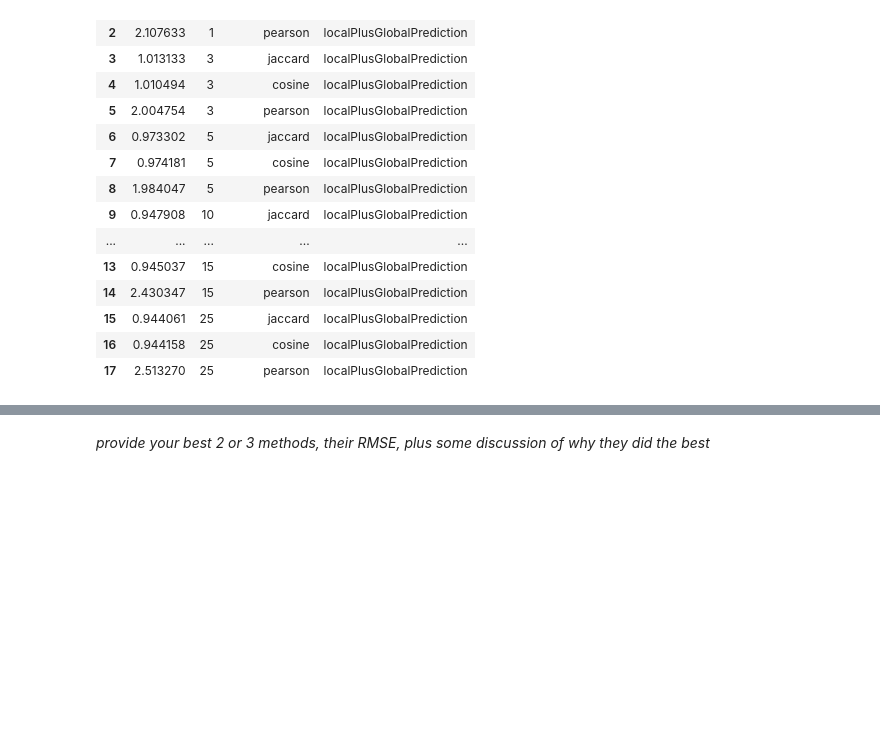
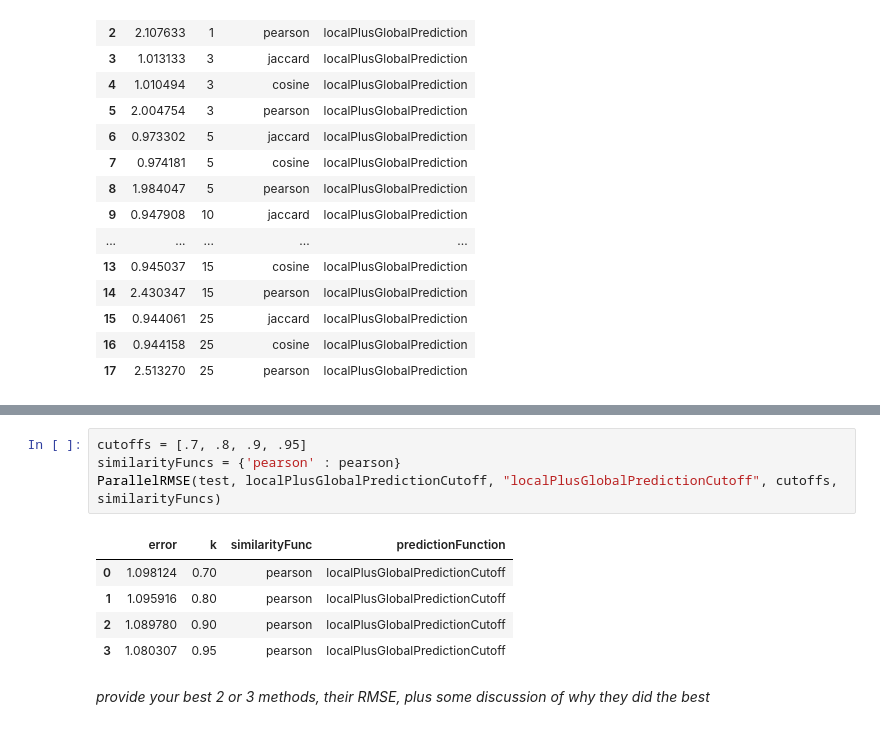
Before and after one commit to RyanChomistek/470hw3, a Jupyter notebook: homework_3.ipynb, the cells around one changed output, grey strips where cells are left out. Saved outputs shown, nothing was run; the diff lists cells and outputs as text; blank space fills up the shorter version.

```diff
--- a/homework_3.ipynb
+++ b/homework_3.ipynb
@@ -567,3 +690,13 @@ ParallelRMSE(test, localPlusGlobalPrediction, "localPlusGlobalPrediction", ks, s
+# %%
+cutoffs = [.7, .8, .9, .95]
+similarityFuncs = {'pearson' : pearson}
+ParallelRMSE(test, localPlusGlobalPredictionCutoff, "localPlusGlobalPredictionCutoff", cutoffs, similarityFuncs)
+# %% [output]
+|  | error | k | similarityFunc | predictionFunction |
+| 0 | 1.098124 | 0.70 | pearson | localPlusGlobalPredictionCutoff |
+| 1 | 1.095916 | 0.80 | pearson | localPlusGlobalPredictionCutoff |
+| 2 | 1.089780 | 0.90 | pearson | localPlusGlobalPredictionCutoff |
+| 3 | 1.080307 | 0.95 | pearson | localPlusGlobalPredictionCutoff |
 # %% [markdown]
 *provide your best 2 or 3 methods, their RMSE, plus some discussion of why they did the best*
 # %% [markdown]
```
Also changed, not shown: parts of 11 cells of this notebook.
